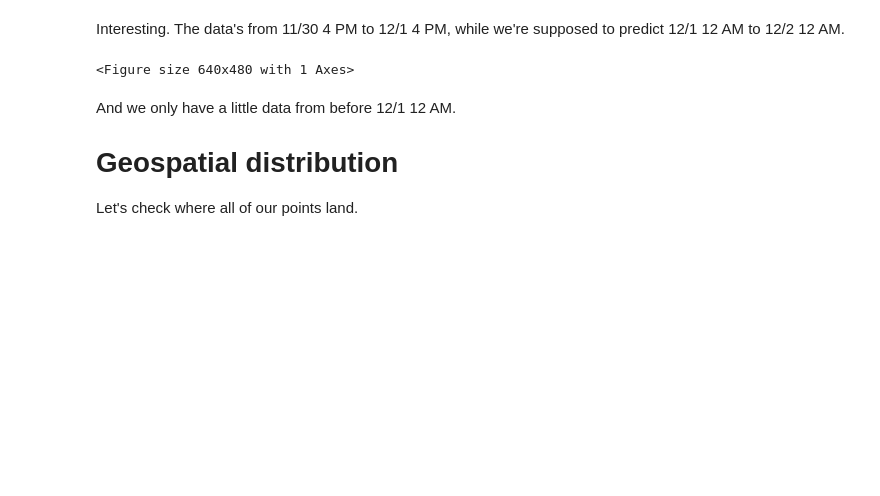
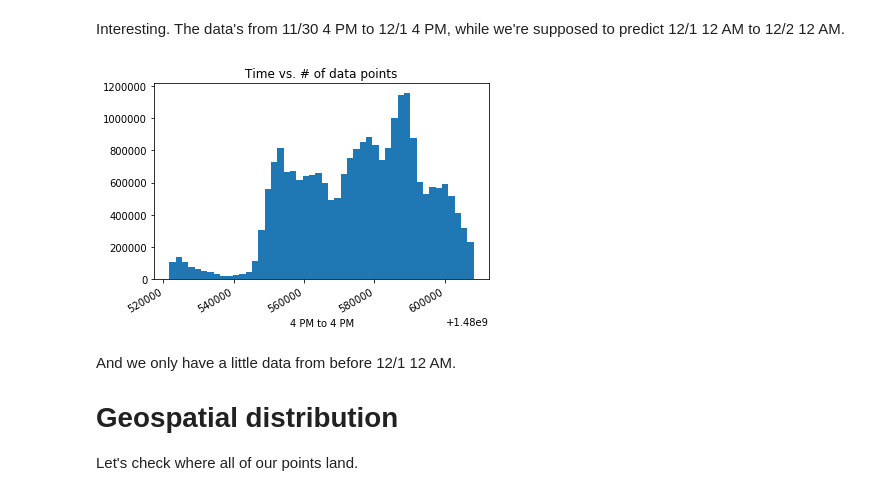
Before and after one commit to CarlinLiao/TRANSFOR19, a Jupyter notebook: exploration.ipynb, the cells around one changed output. Saved outputs shown, nothing was run; the diff lists cells and outputs as text; code cells hidden in the pictures; blank space fills up the shorter version.

Commit message:
fixed json reading

```diff
--- a/exploration.ipynb
+++ b/exploration.ipynb
@@ -47,3 +45,8 @@ Unique orders:  111541
+# %%
+# skip constructing the file again
+with open('gps_20161201_mod.json', 'r') as f:
+    data = json.load(f)
+data = {int(k):v for k,v in data.items()}
 # %% [markdown]
 # Checking Timestamp and Lat/Long distribution
 # %%
@@ -86,12 +89,15 @@ Interesting. The data's from 11/30 4 PM to 12/1 4 PM, while we're supposed to pr
 # %%
 import matplotlib.pyplot as plt
 
 plt.hist(ts,bins=48)
 del ts
 plt.gcf().autofmt_xdate()
+plt.title('Time vs. # of data points')
+plt.xlabel('4 PM to 4 PM')
+plt.savefig('dist.png')
 plt.show()
 # %% [output]
-<Figure size 640x480 with 1 Axes>
+[figure, added]
 # %% [markdown]
 And we only have a little data from before 12/1 12 AM.
 
```
Also changed, not shown: parts of 1 cell of this notebook, 1 other file.
